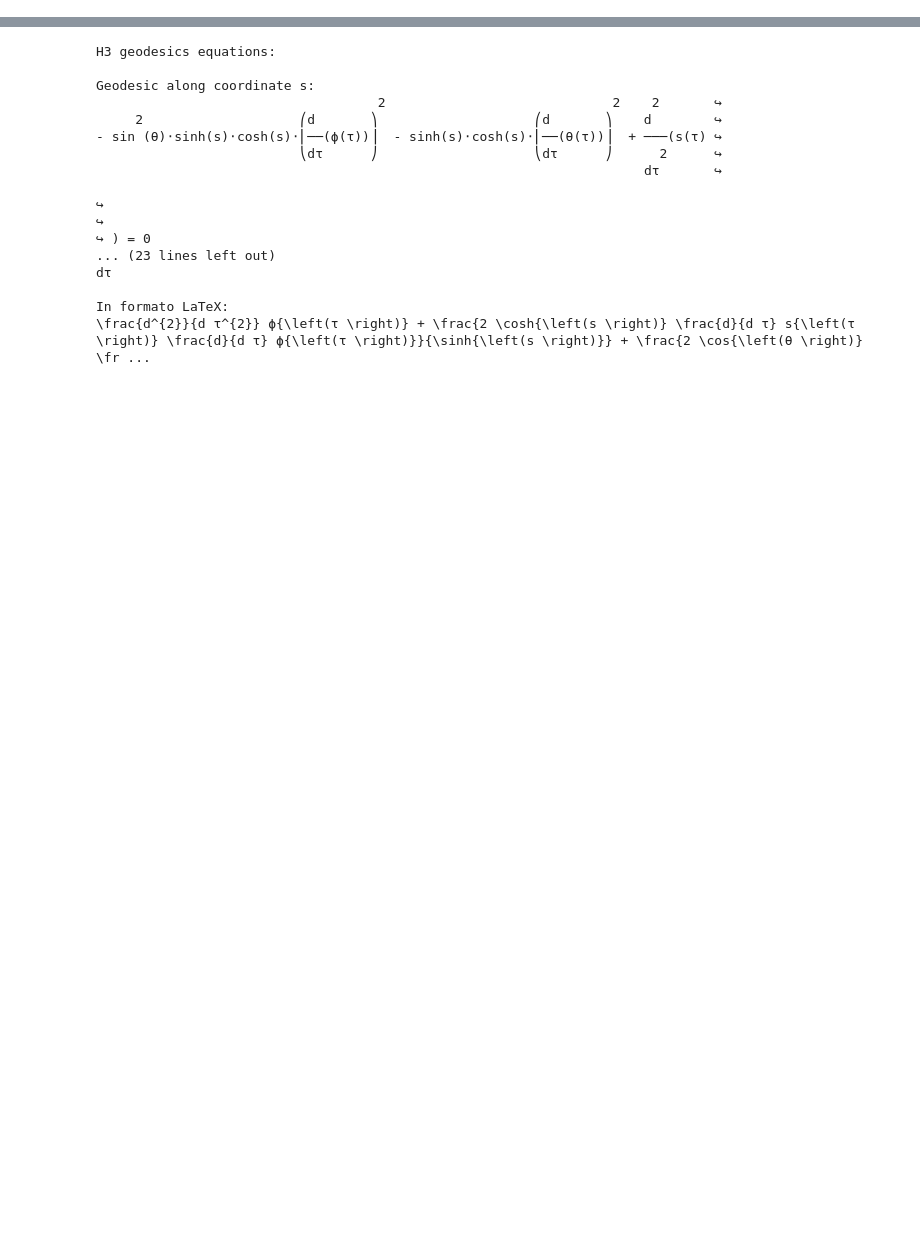
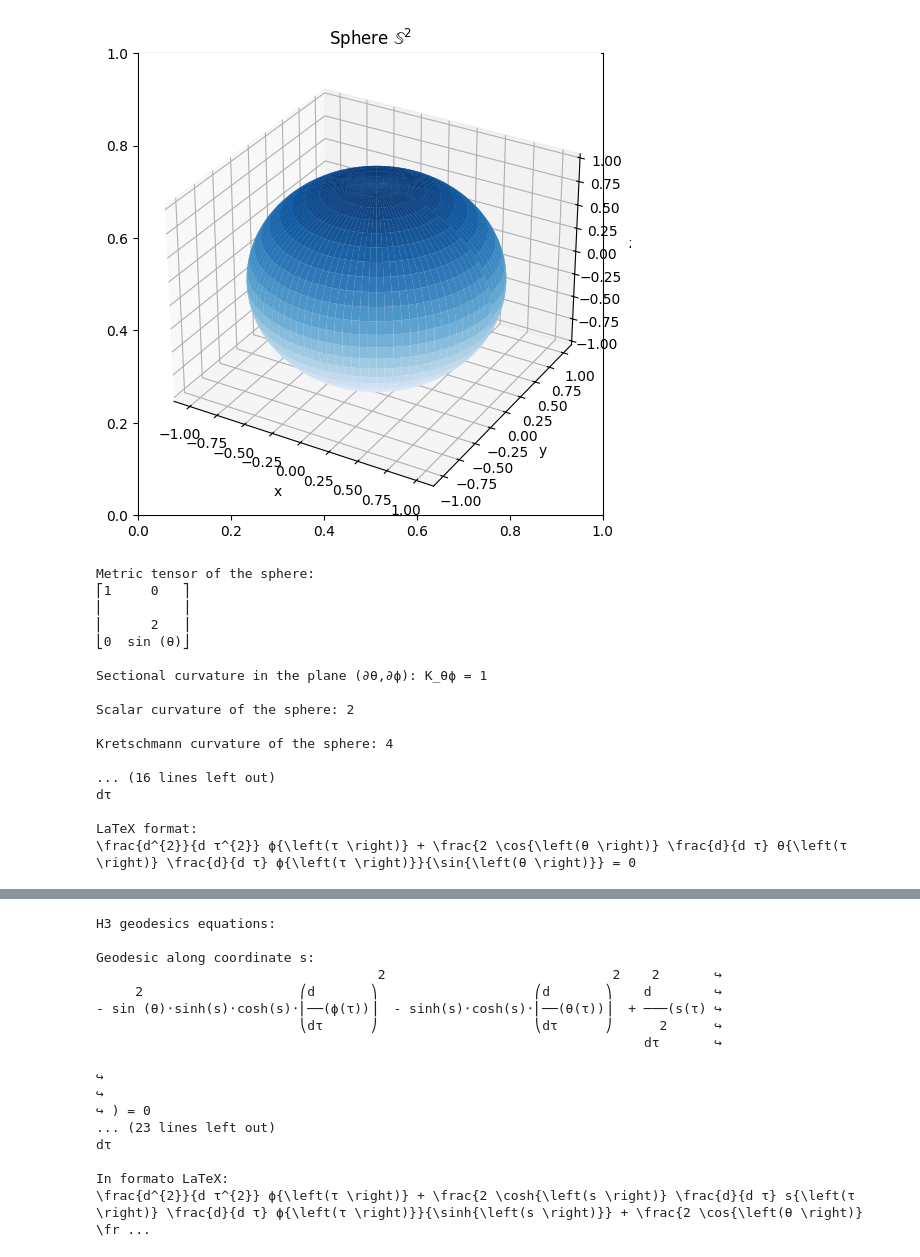
Before and after one commit to Joyboy0056/The-Geometric-Project, a Jupyter notebook: Geodesics.ipynb, the cells around one changed output, grey strips where cells are left out. Drawn from its saved outputs; the diff is of its cells as text; code cells hidden in the pictures; blank space fills up the shorter version.

```diff
--- a/Geodesics.ipynb
+++ b/Geodesics.ipynb
@@ -86,0 +26,42 @@ $$\begin{cases}
+# %%
+#Sphere
+theta, phi = symbols('θ ϕ')
+x, y, z = symbols('x y z')
+
+R3 = Manifold(Matrix.eye(3), [x, y, z])
+
+S2_embedding = [cos(phi)*sin(theta), sin(phi)*sin(theta), cos(theta)]
+S2 = Submanifold(R3, [theta, phi], S2_embedding)
+S2.get_geometrics()
+
+S2_domain = [(0, 2*np.pi), (0, np.pi)]
+S2.plot_surface(S2_domain, fig_title=r"Sphere $\mathbb{S}^2$")
+
+print('\nMetric tensor of the sphere:')
+pprint(S2.induced_metric)
+
+print()
+S2.print_sectional_curvatures()
+print('\nScalar curvature of the sphere:', S2.scalar_curvature)
+print('\nKretschmann curvature of the sphere:', S2.kretschmann_scalar)
+
+S2.display_geodesic_equations()
+# %% [output]
+[figure, added]
+Metric tensor of the sphere:
+⎡1     0   ⎤
+⎢          ⎥
+⎢      2   ⎥
+⎣0  sin (θ)⎦
+
+Sectional curvature in the plane (∂θ,∂ϕ): K_θϕ = 1
+
+Scalar curvature of the sphere: 2
+
+Kretschmann curvature of the sphere: 4
+
+... (16 lines left out)
+dτ
+
+LaTeX format:
+\frac{d^{2}}{d τ^{2}} ϕ{\left(τ \right)} + \frac{2 \cos{\left(θ \right)} \frac{d}{d τ} θ{\left(τ \right)} \frac{d}{d τ} ϕ{\left(τ \right)}}{\sin{\left(θ \right)}} = 0
```
Also changed, not shown: parts of 17 cells of this notebook.
